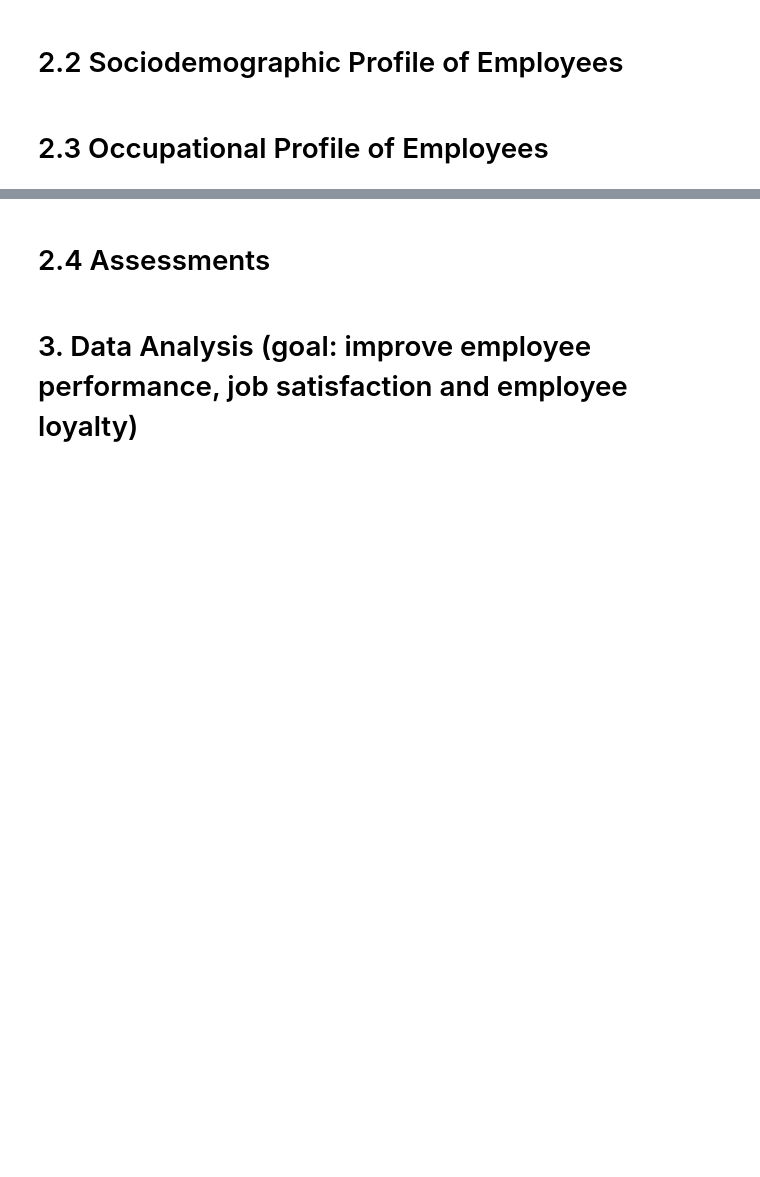
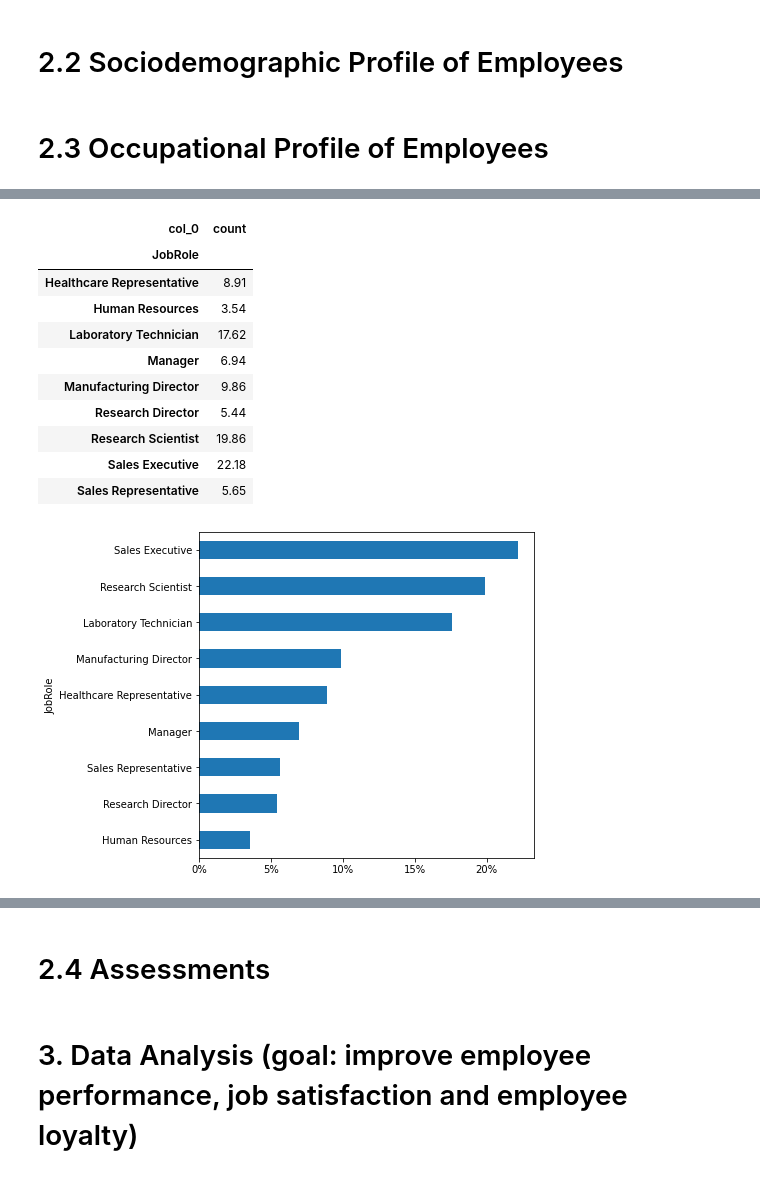
Before and after one commit to j-fousse/HR_Analytics_2024, a Jupyter notebook: notebooks/HR_Analysis.ipynb, the cells around one changed output, grey strips where cells are left out. Saved outputs shown, nothing was run; the diff lists cells and outputs as text; code cells hidden in the pictures; blank space fills up the shorter version.

```diff
--- a/notebooks/HR_Analysis.ipynb
+++ b/notebooks/HR_Analysis.ipynb
@@ -384,0 +407,16 @@ print(df_realistic_age.iloc[:, 0].mean()) # 25.6 --> ...realistic)
+# %%
+# job role
+distribution_function('JobRole')
+# %% [output]
+| col_0 | count |
+| JobRole |  |
+| Healthcare Representative | 8.91 |
+| Human Resources | 3.54 |
+| Laboratory Technician | 17.62 |
+| Manager | 6.94 |
+| Manufacturing Director | 9.86 |
+| Research Director | 5.44 |
+| Research Scientist | 19.86 |
+| Sales Executive | 22.18 |
+| Sales Representative | 5.65 |
+[figure, added]
```
Also changed, not shown: parts of 21 cells of this notebook.
